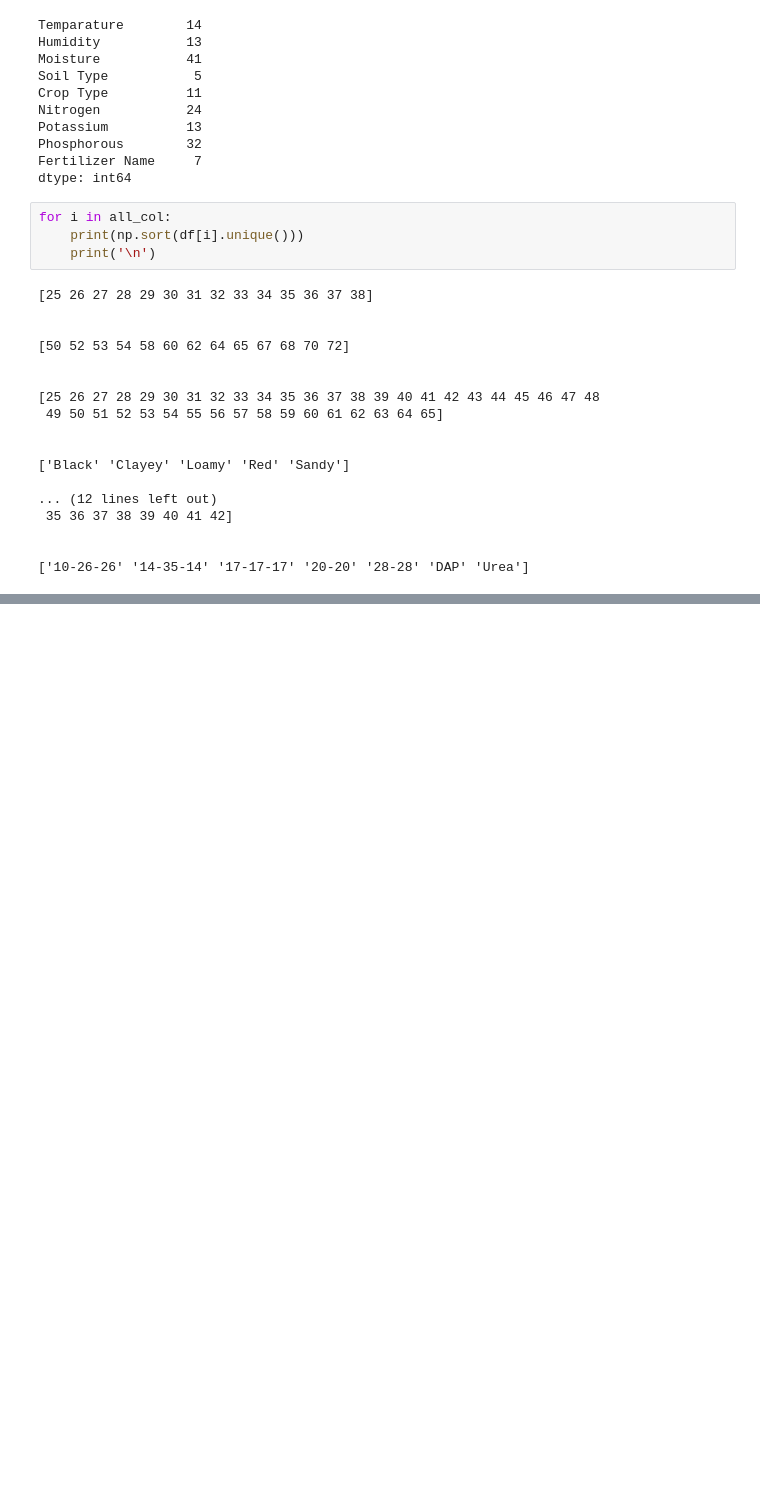
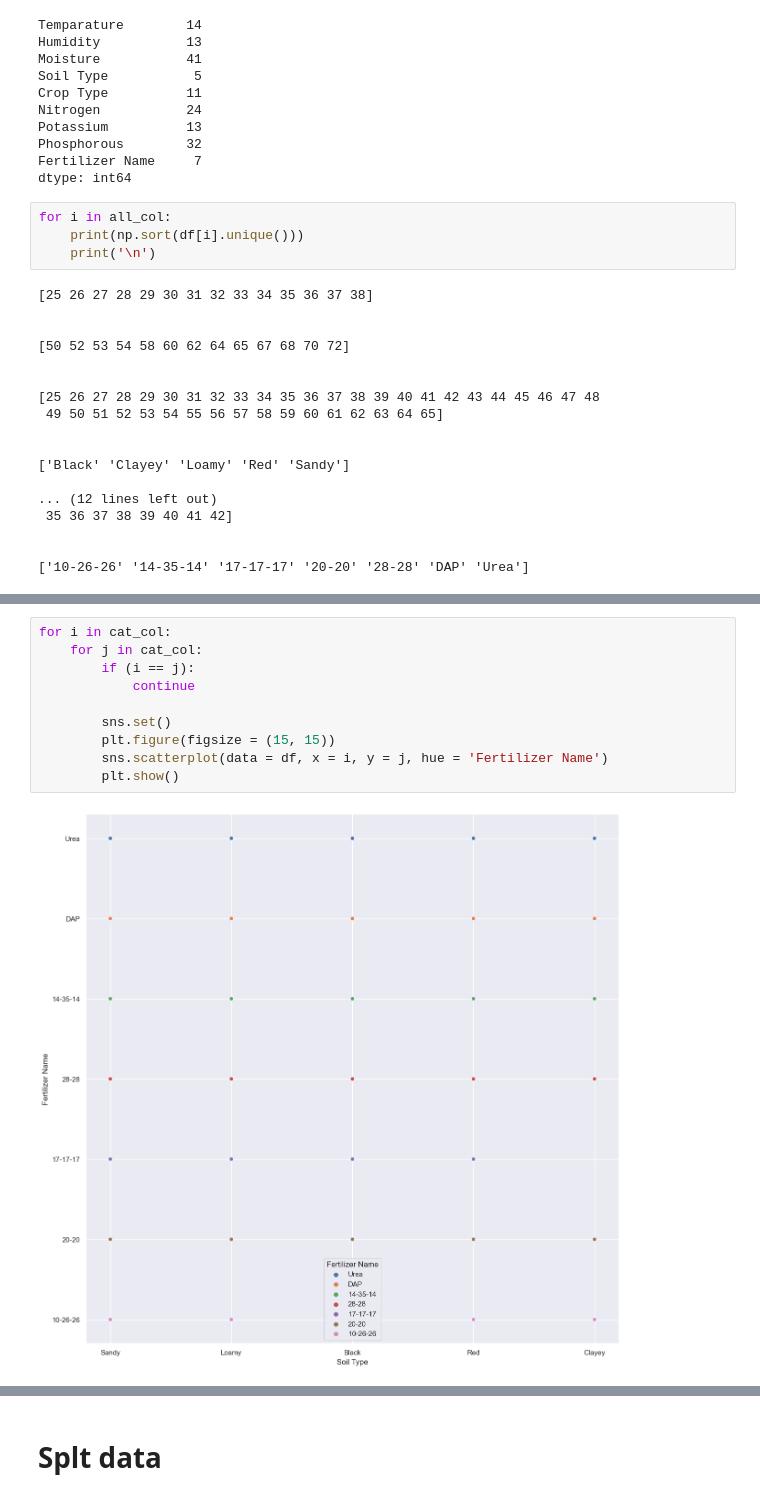
Before and after one commit to pinilDissanayaka/Fertilizer-Type-Prediction, a Jupyter notebook: Notebook/Fertilizer Type Prediction.ipynb, the cells around one changed output, grey strips where cells are left out. Drawn from its saved outputs; the diff is of its cells as text; blank space fills up the shorter version.

```diff
--- a/Notebook/Fertilizer Type Prediction.ipynb
+++ b/Notebook/Fertilizer Type Prediction.ipynb
@@ -175,0 +176,12 @@ Name: Fertilizer Name, dtype: int64
+# %%
+for i in cat_col:
+    for j in cat_col:
+        if (i == j):
+            continue
+
+        sns.set()
+        plt.figure(figsize = (15, 15))
+        sns.scatterplot(data = df, x = i, y = j, hue = 'Fertilizer Name')
+        plt.show()
+# %% [output]
+[figure, added]
@@ -175,0 +193,2 @@ Name: Fertilizer Name, dtype: int64
+# %% [markdown]
+# Splt data
```
Also changed, not shown: parts of 11 cells of this notebook.
